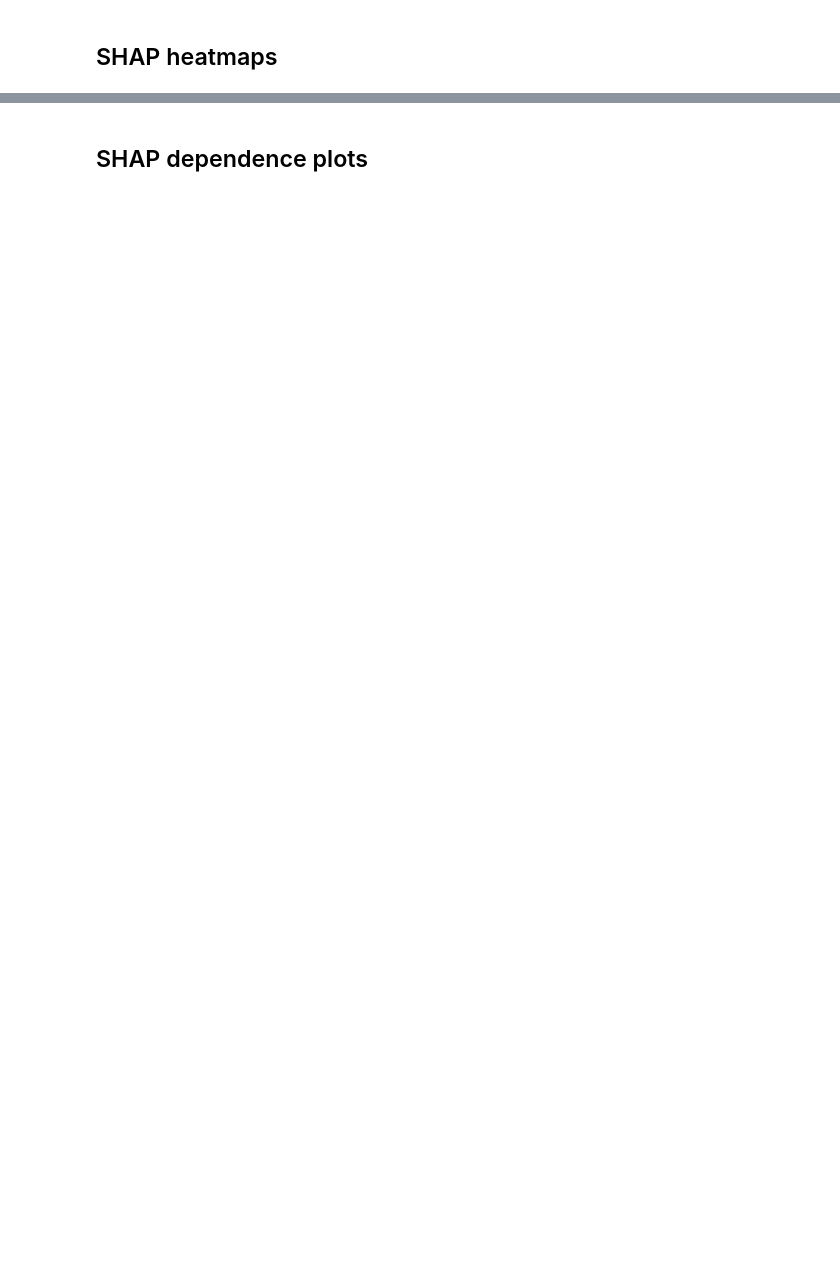
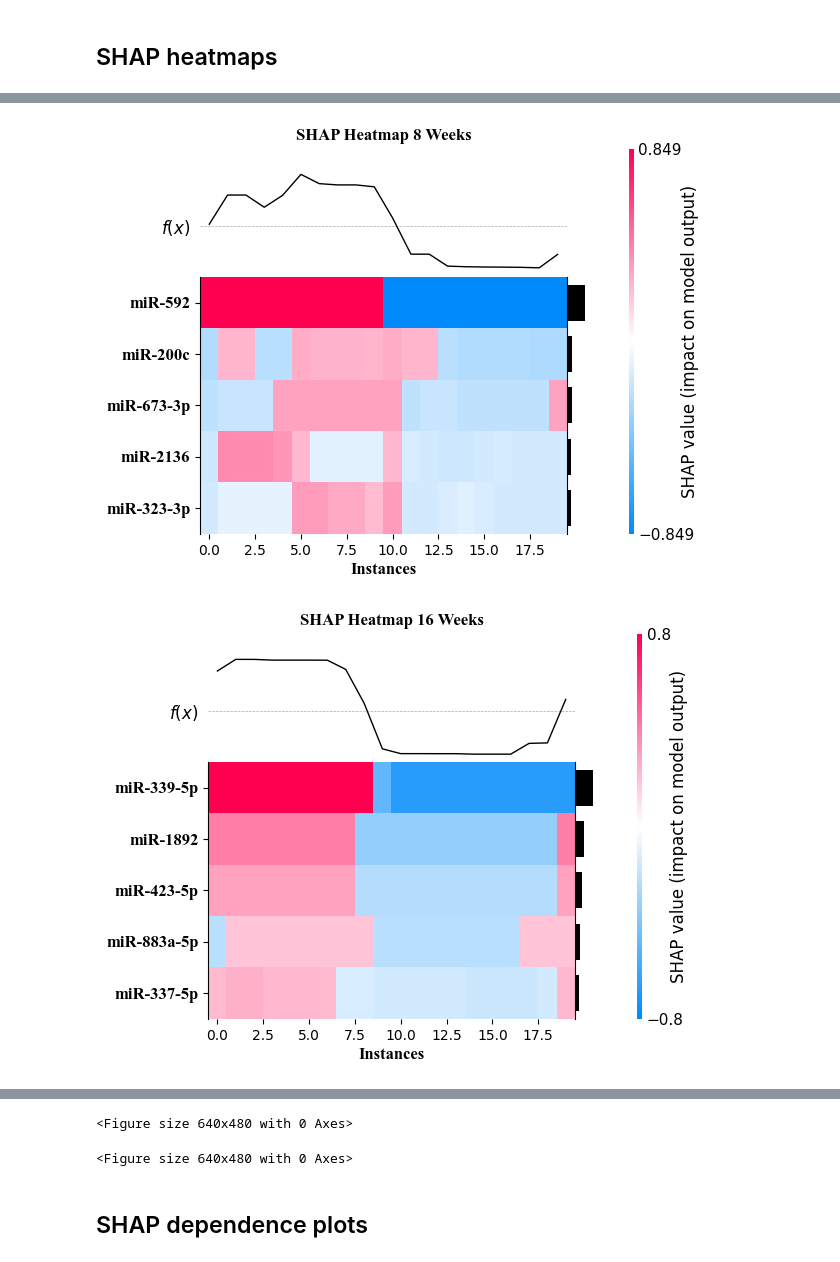
Before and after one commit to uflcod/miRNA-periodontal-disease, a Jupyter notebook: notebooks/xgboost_miRNA.ipynb, the cells around one changed output, grey strips where cells are left out. Cells and saved outputs as stored; diff of their text form; code cells hidden in the pictures; blank space fills up the shorter version.

```diff
--- a/notebooks/xgboost_miRNA.ipynb
+++ b/notebooks/xgboost_miRNA.ipynb
@@ -44,26 +48,3 @@ sklearn version 1.3.0
 shap version 0.42.1
 # %% [markdown]
 ### helper functions
-# %%
-def make_study_df(miRNA_df, infected_str='tf_', cohort_str=None):
-    df = miRNA_df.copy()
-
-    # subset to cohort
-    if cohort_str:
-        df = df[df.cohort.str.endswith(cohort_str)]
-
-    # add column to identify infected mice
-    df['infected'] = np.where(df.cohort.str.startswith(infected_str), 1, 0)
-
-    # drop cohort, number, and name data
-    df = df.iloc[:, 4:]
-
-    # shuffle data
-    df = df.sample(frac=1, random_state=1989)
-
-    # shuffle columns
-    cols = list(df.columns)
-    random.shuffle(cols)
-    df = df[cols]
-
-    return df
@@ -314,0 +130,24 @@ plot_shap_heatmap(shap_values_16_weeks, "SHAP Heatmap 16 Weeks")
+# %%
+plot_shap_heatmap(
+    top_shap_values(shap_values_8_weeks),
+    "SHAP Heatmap 8 Weeks",
+    x_label='Instances',
+    save_fig=True
+)
+
+plot_shap_heatmap(
+    top_shap_values(shap_values_16_weeks),
+    "SHAP Heatmap 16 Weeks",
+    x_label='Instances',
+    save_fig=True
+)
+
+plot_shap_heatmap(
+    top_shap_values(shap_values_all_weeks),
+    "SHAP Heatmap All Weeks",
+    x_label='Instances',
+    save_fig=True
+)
+# %% [output]
+[figure, added]
+[figure, added]
@@ -315,3 +155,5 @@ plot_shap_heatmap(shap_values_16_weeks, "SHAP Heatmap 16 Weeks")
+<Figure size 640x480 with 0 Axes>
+<Figure size 640x480 with 0 Axes>
 # %% [markdown]
 ## SHAP dependence plots
 # %%
```
Also changed, not shown: parts of 60 cells of this notebook, 34 other files.
